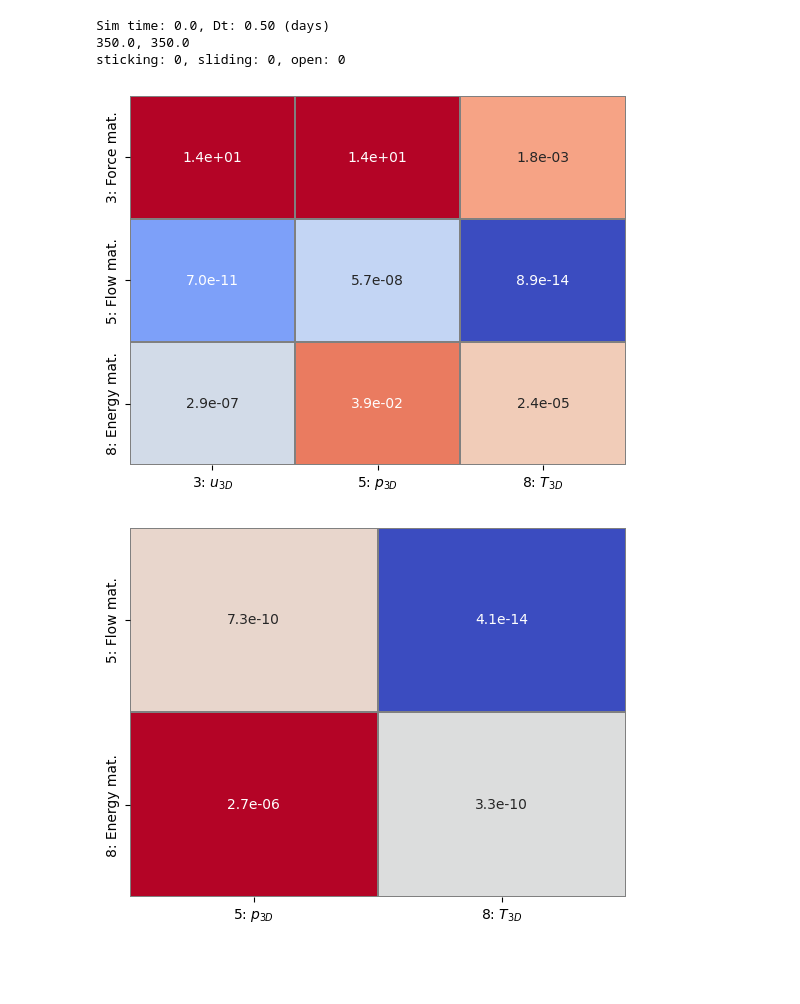
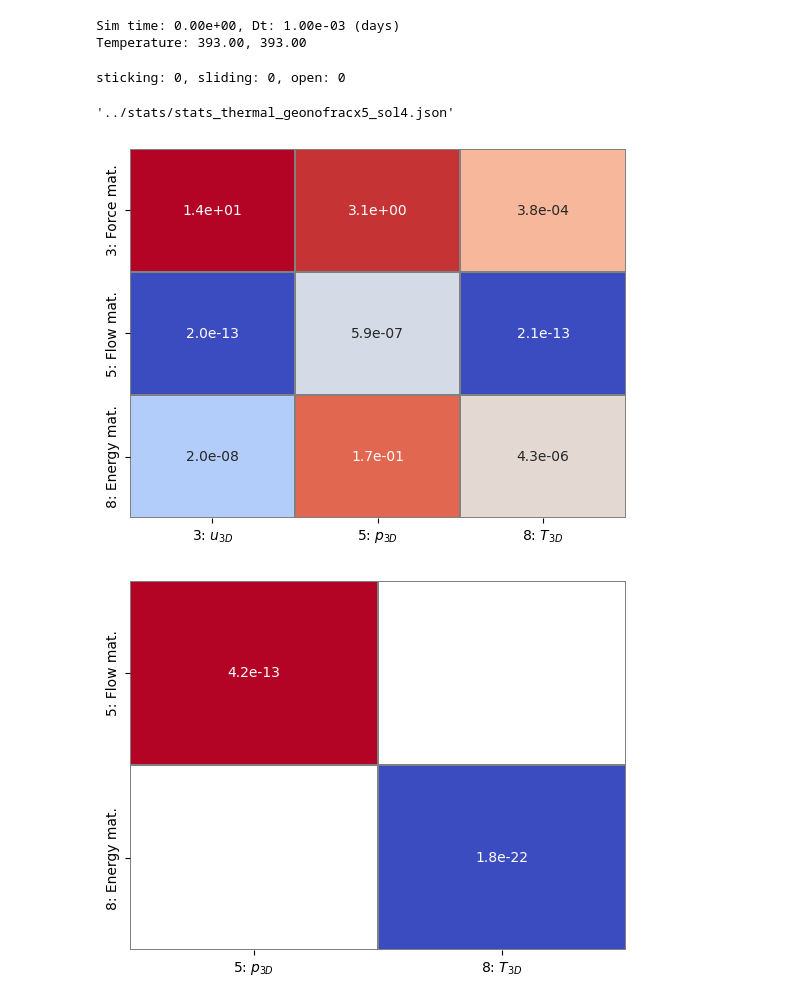
Before and after one commit to pmgbergen/FTHM-Solver, a Jupyter notebook: thermal/experiment_thermal_nofrac_results.ipynb, the cells around one changed output. Saved outputs shown, nothing was run; the diff lists cells and outputs as text; code cells hidden in the pictures; blank space fills up the shorter version.

```diff
--- a/thermal/experiment_thermal_nofrac_results.ipynb
+++ b/thermal/experiment_thermal_nofrac_results.ipynb
@@ -68,14 +51,12 @@ import porepy as pp
 
 model = make_model(
     {
-        "physics": 1,
-        "geometry": 'nofrac',
-        "barton_bandis_stiffness_type": 2,
-        "friction_type": 1,
-        "grid_refinement": 1,
-        "solver": 2,
+        "geometry": "nofrac",
+        "grid_refinement": 5,
+        "solver": 4,
         "save_matrix": False,
-        "high_boundary_pressure_ratio": 13,
+        "steady_state": False,
+        "initial_state": "/home/porepy/volume/nrec_fhm/stats_thermal_geonofracx5_sol3_endstate_1738674820968.npy",
     }
 )
 model.prepare_simulation()
@@ -84,12 +65,19 @@ model.before_nonlinear_iteration()
 model.assemble_linear_system()
 rhs = model.linear_system[1]
 # %% [output]
-Sim time: 0.0, Dt: 0.50 (days)
-350.0, 350.0
-sticking: 0, sliding: 0, open: 0
+Sim time: 0.00e+00, Dt: 1.00e-03 (days)
+Temperature: 393.00, 393.00
+sticking: 0, sliding: 0, open: 0
+# %%
+f"../stats/{model.simulation_name()}.json"
+# %% [output]
+'../stats/stats_thermal_geonofracx5_sol4.json'
 # %%
 mat, rhs, state, iterate, dt = load_matrix_rhs_state_iterate_dt(
-    load_data(f"../stats/{model.simulation_name()}.json"), 3
+    # '../stats/stats_thermal_geonofracx1_sol4_1738425817582.json'
+    # load_data(),
+    load_data(f"../stats/{model.simulation_name()}.json"),
+    40,
 )
 # %%
 model.linear_system = mat, rhs
@@ -97,43 +85,54 @@ model.bmat.mat = mat
 model.equation_system.set_variable_values(state, time_step_index=0)
 model.equation_system.set_variable_values(iterate, iterate_index=0)
 model.ad_time_step.set_value(dt)
+model.time_manager.dt = dt
+model.discretize()
 # %%
 J = model.bmat[:]
 J.plot_max()
 # %% [output]
-[figure, old version]
+[figure, new version]
 # %%
-from fixed_stress import get_fixed_stress_stabilization, make_fs_analytical
+from fixed_stress import (
+    get_fixed_stress_stabilization,
+    make_fs_analytical,
+    make_fs_thermal,
+)
 from mat_utils import *
 from block_matrix import *
 
 
 def make_stab(bmat: BlockMatrixStorage, keep: list[int], elim: list[int]):
     stab = bmat[keep].empty_container()
-    stab.mat += bmat[keep, elim].mat @ inv(bmat[elim].mat) @ bmat[elim, keep].mat
+    inv_ = inv_block_diag(bmat[elim].mat, nd=model.nd)
+    stab.mat -= bmat[keep, elim].mat @ inv_ @ bmat[elim, keep].mat
     return stab
 
-
-def make_S(bmat: BlockMatrixStorage, keep: list[int], elim: list[int]):
-    stab = make_stab(bmat, keep, elim)
-    S = bmat[keep]
-    S.mat -= stab.mat
 
 # elim = [0, 1, 2, 3, 4]
 # keep = [5, 6, 8, 9]
 p = [5]
 T = [8]
 elim = [3]
 keep = p + T
-stab1 = make_stab(J, elim=elim, keep=keep)
-stab1.set_zeros(p, p)
+# stab1 = make_stab(J, elim=elim, keep=keep)
+# stab1.set_zeros(p, p)
 # stab1.set_zeros(p, T)
 # stab1.set_zeros(T, p)
 # stab1.set_zeros(T, T)
 
-# fs = make_fs_analytical(model, J, 5, 6)
-# stab1[[5]] = fs[[5]].mat
-stab1[[5]] = -get_fixed_stress_stabilization(model)
+stab1 = make_fs_thermal(
+    model,
+    J,
+    groups=keep,
+    p_mat_group=5,
+    p_frac_group=-1,
+    t_mat_group=8,
+    t_frac_group=-1,
+)
 stab1.plot_max()
+
+S = J[keep].copy()
+S.mat += stab1.mat
 # %% [output]
-[figure, old version]
+[figure, new version]
```
Also changed, not shown: parts of 7 cells of this notebook, 8 other files.
